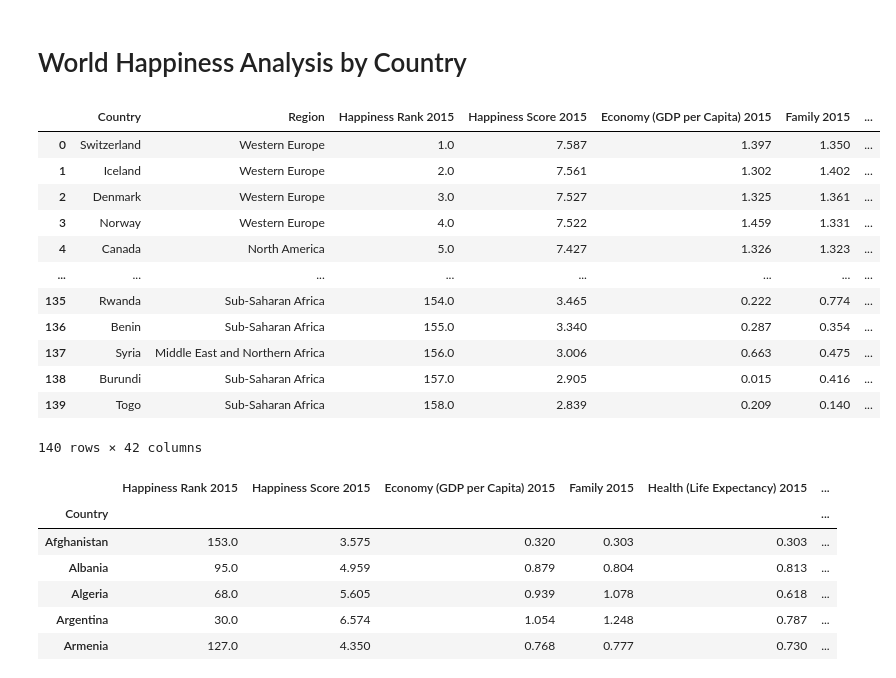
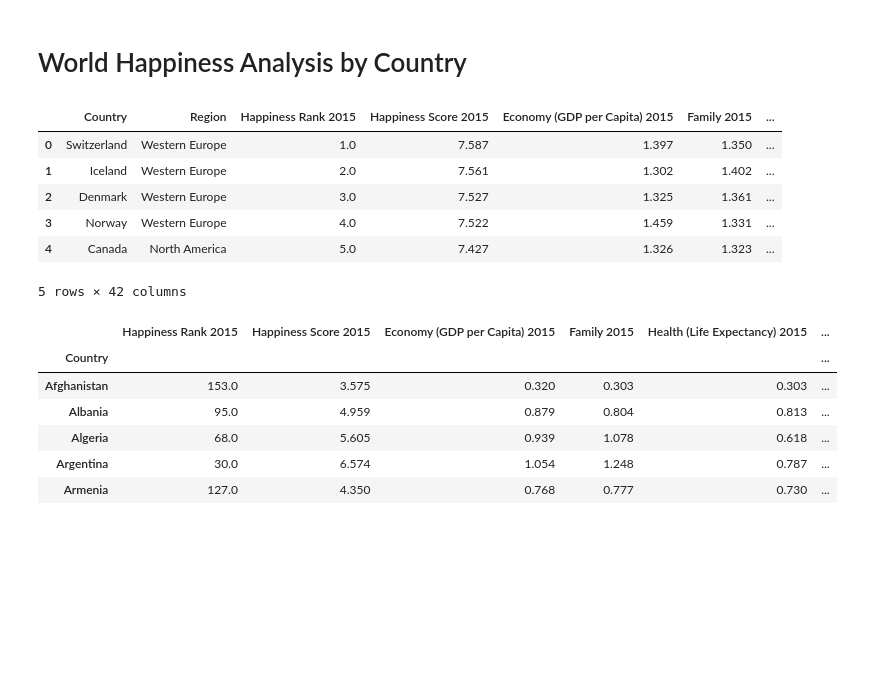
Before and after one commit to Alvin1359/world-happiness-report, a Jupyter notebook: WHA_Country.ipynb, the cells around one changed output. Saved outputs shown, nothing was run; the diff lists cells and outputs as text; code cells hidden in the pictures; blank space fills up the shorter version.

```diff
--- a/WHA_Country.ipynb
+++ b/WHA_Country.ipynb
@@ -13,21 +13,15 @@ original_data = "Resources/completData.csv"
 # Read csv files through Pandas
 data = pd.read_csv(original_data)
 # %%
-data.head(200)
+data.head()
 # %% [output]
 |  | Country | Region | Happiness Rank 2015 | Happiness Score 2015 | Economy (GDP per Capita) 2015 | Family 2015 | ... |
 | 0 | Switzerland | Western Europe | 1.0 | 7.587 | 1.397 | 1.350 | ... |
 | 1 | Iceland | Western Europe | 2.0 | 7.561 | 1.302 | 1.402 | ... |
 | 2 | Denmark | Western Europe | 3.0 | 7.527 | 1.325 | 1.361 | ... |
 | 3 | Norway | Western Europe | 4.0 | 7.522 | 1.459 | 1.331 | ... |
 | 4 | Canada | North America | 5.0 | 7.427 | 1.326 | 1.323 | ... |
-| ... | ... | ... | ... | ... | ... | ... | ... |
-| 135 | Rwanda | Sub-Saharan Africa | 154.0 | 3.465 | 0.222 | 0.774 | ... |
-| 136 | Benin | Sub-Saharan Africa | 155.0 | 3.340 | 0.287 | 0.354 | ... |
-| 137 | Syria | Middle East and Northern Africa | 156.0 | 3.006 | 0.663 | 0.475 | ... |
-| 138 | Burundi | Sub-Saharan Africa | 157.0 | 2.905 | 0.015 | 0.416 | ... |
-| 139 | Togo | Sub-Saharan Africa | 158.0 | 2.839 | 0.209 | 0.140 | ... |
-140 rows × 42 columns
+5 rows × 42 columns
 # %%
 # Group data with Country as index
 complet_data_Summary = data.groupby("Country")
```
Also changed, not shown: parts of 13 cells of this notebook, 6 other files.
